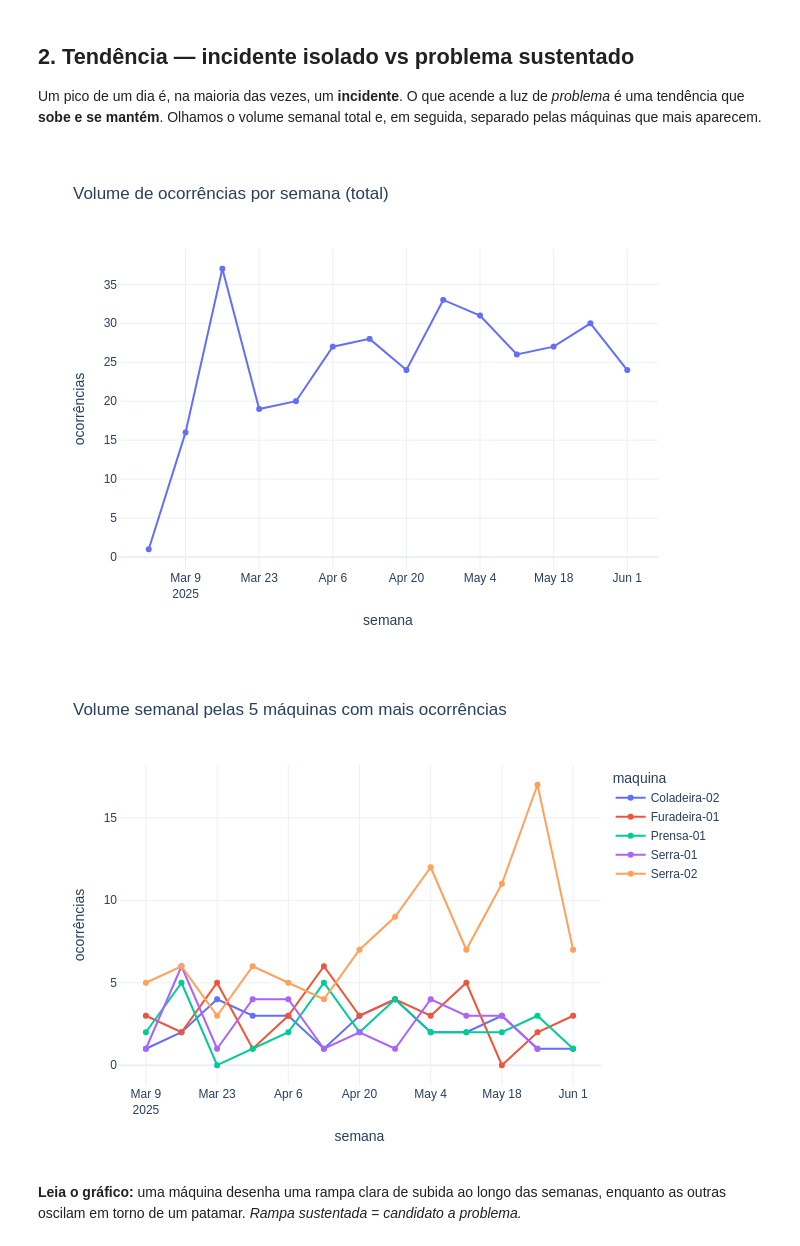
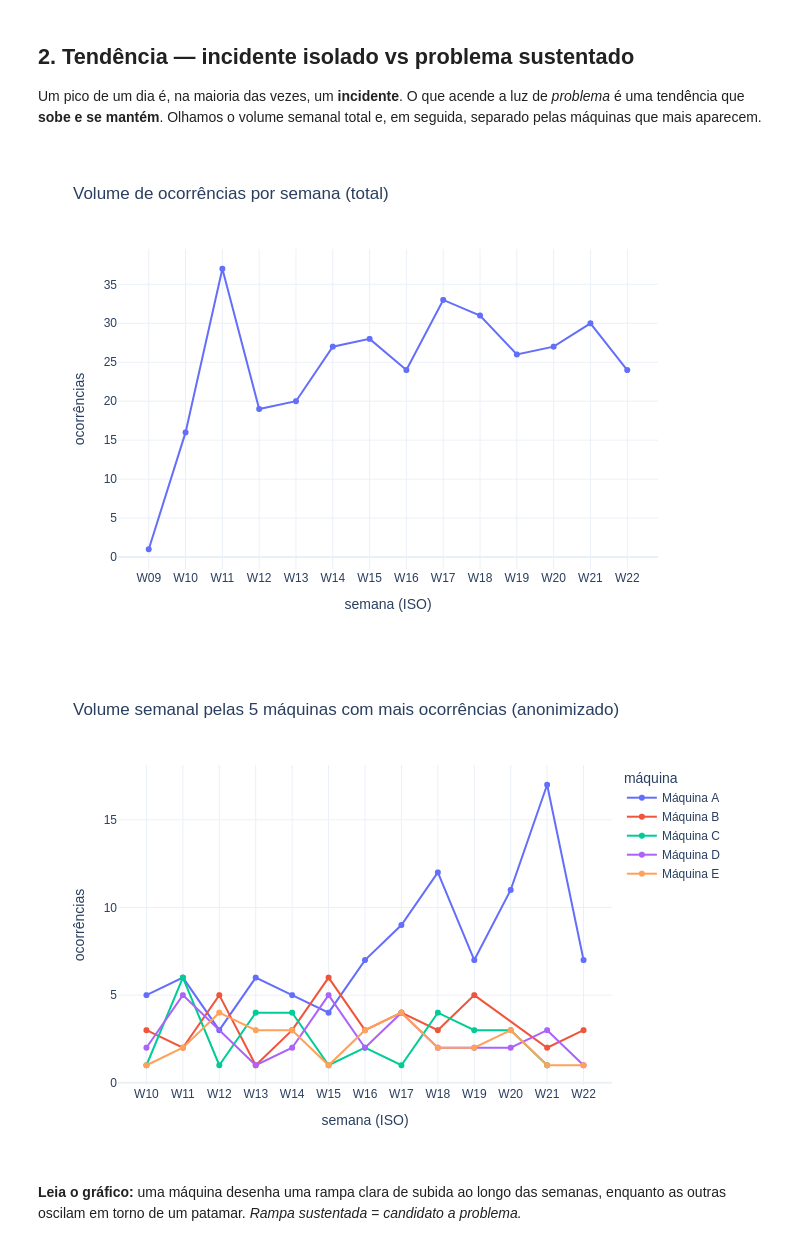
Before and after one commit to Maxmattos/problem-management-rca-lab, a Jupyter notebook: notebooks/01_aluno_sinal_vs_ruido.ipynb, the cells around one changed output. Drawn from its saved outputs; the diff is of its cells as text; code cells hidden in the pictures.

```diff
--- a/notebooks/01_aluno_sinal_vs_ruido.ipynb
+++ b/notebooks/01_aluno_sinal_vs_ruido.ipynb
@@ -41,6 +41,14 @@ pio.renderers.default = "png"
 pio.templates.default = "plotly_white"
 
 df = pd.read_csv("../data/ocorrencias.csv", parse_dates=["aberto_em", "resolvido_em"])
+
+# Eixo temporal em SEMANAS ISO ("W09".."W22"): categoria ordenada cronologicamente,
+# não data. ORDEM_SEMANAS fixa a ordem do eixo x em todos os gráficos do notebook.
+_iso = df["aberto_em"].dt.isocalendar()
+df["semana_iso"] = "W" + _iso["week"].astype(int).astype(str).str.zfill(2)
+ORDEM_SEMANAS = (df.assign(_o=_iso["year"] * 100 + _iso["week"])
+                 .sort_values("_o")["semana_iso"].drop_duplicates().tolist())
+
 print(f"{len(df)} ocorrências | {df['aberto_em'].min().date()} a {df['aberto_em'].max().date()}")
 df.head()
 # %% [output]
@@ -84,24 +92,38 @@ Um pico de um dia é, na maioria das vezes, um **incidente**. O que acende a luz
 *problema* é uma tendência que **sobe e se mantém**. Olhamos o volume semanal total
 e, em seguida, separado pelas máquinas que mais aparecem.
 # %%
-semanal = df.set_index("aberto_em").resample("W").size().reset_index(name="ocorrencias")
-fig = px.line(semanal, x="aberto_em", y="ocorrencias", markers=True,
+semanal = (df.groupby("semana_iso").size()
+           .reindex(ORDEM_SEMANAS, fill_value=0).reset_index(name="ocorrencias"))
+fig = px.line(semanal, x="semana_iso", y="ocorrencias", markers=True,
+              category_orders={"semana_iso": ORDEM_SEMANAS},
               title="Volume de ocorrências por semana (total)")
-fig.update_layout(xaxis_title="semana", yaxis_title="ocorrências")
+fig.update_layout(xaxis_title="semana (ISO)", yaxis_title="ocorrências")
+fig.update_xaxes(type="category")
 fig.show()
 # %% [output]
-[figure, old version]
+[figure, new version]
 # %%
-top5 = df.maquina.value_counts().head(5).index
-wk_maq = (df[df.maquina.isin(top5)]
-          .set_index("aberto_em").groupby("maquina").resample("W").size()
-          .reset_index(name="ocorrencias"))
-fig = px.line(wk_maq, x="aberto_em", y="ocorrencias", color="maquina", markers=True,
-              title="Volume semanal pelas 5 máquinas com mais ocorrências")
-fig.update_layout(xaxis_title="semana", yaxis_title="ocorrências")
+top5 = df.maquina.value_counts().head(5).index.tolist()
+# Rótulos ANÔNIMOS por volume: a aluna aponta a rampa ANTES de saber qual máquina é.
+# Mapeamento real -> anônimo (INSTRUTOR revela depois):
+#   Máquina A = Serra-02
+#   Máquina B = Furadeira-01
+#   Máquina C = Serra-01
+#   Máquina D = Prensa-01
+#   Máquina E = Coladeira-02
+anon = {real: f"Máquina {chr(65 + i)}" for i, real in enumerate(top5)}
+sub = df[df.maquina.isin(top5)].copy()
+sub["maquina_anon"] = sub["maquina"].map(anon)
+wk_maq = sub.groupby(["maquina_anon", "semana_iso"]).size().reset_index(name="ocorrencias")
+fig = px.line(wk_maq, x="semana_iso", y="ocorrencias", color="maquina_anon", markers=True,
+              category_orders={"semana_iso": ORDEM_SEMANAS,
+                               "maquina_anon": [anon[m] for m in top5]},
+              title="Volume semanal pelas 5 máquinas com mais ocorrências (anonimizado)")
+fig.update_layout(xaxis_title="semana (ISO)", yaxis_title="ocorrências", legend_title="máquina")
+fig.update_xaxes(type="category")
 fig.show()
 # %% [output]
-[figure, old version]
+[figure, new version]
 # %% [markdown]
 **Leia o gráfico:** uma máquina desenha uma rampa clara de subida ao longo das
 semanas, enquanto as outras oscilam em torno de um patamar. *Rampa sustentada = candidato a problema.*
```
Also changed, not shown: parts of 4 cells of this notebook.
